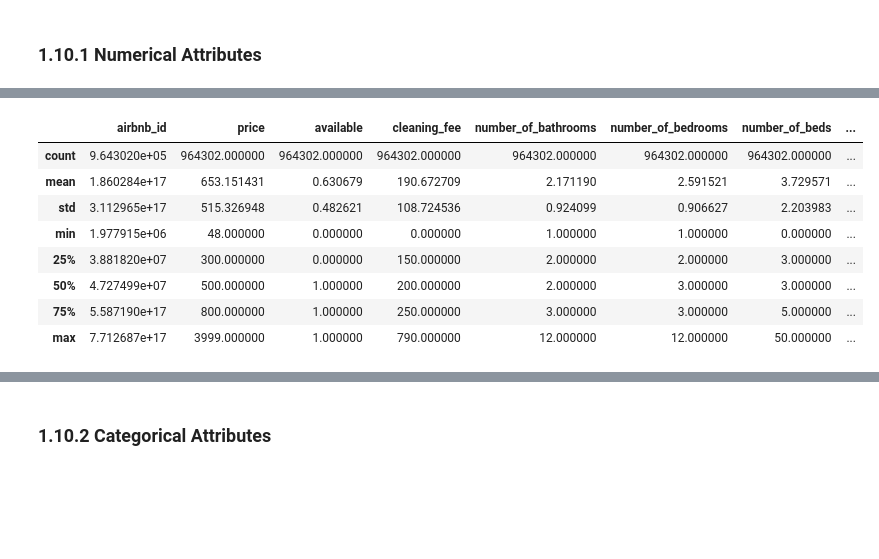
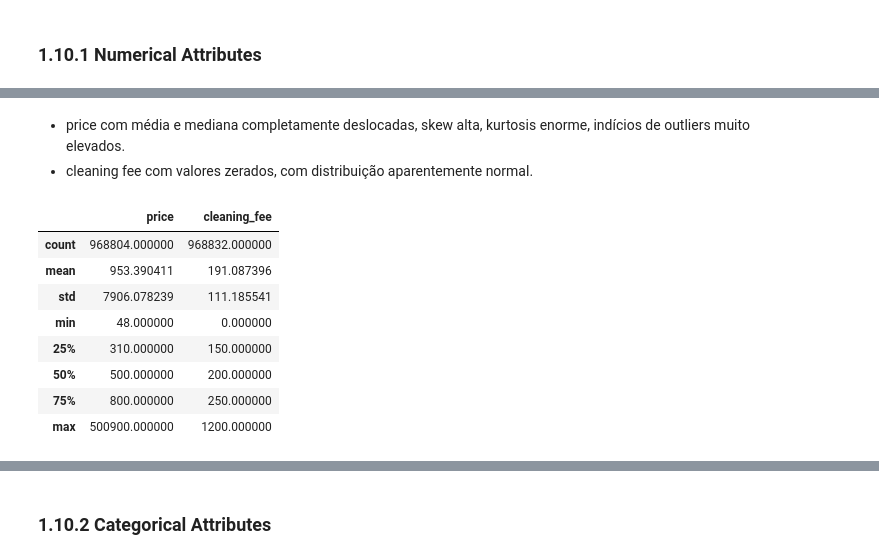
Before and after one commit to Samoelmoura/seazone_code_challenge, a Jupyter notebook: notebooks/notebook.ipynb, the cells around one changed output, grey strips where cells are left out. Drawn from its saved outputs; the diff is of its cells as text; code cells hidden in the pictures; blank space fills up the shorter version.

```diff
--- a/notebooks/notebook.ipynb
+++ b/notebooks/notebook.ipynb
@@ -293,20 +364,0 @@ details.rename(columns={'ad_id':'airbnb_id'}, inplace=True)
-# %%
-details['safety_features'] = details['safety_features'].apply(lambda x: re.sub('[^a-zA-Z0-9\n.çêó]', ' ', x))
-details['safety_features'] = details['safety_features'].str.replace(' ', '')
-details['safety_features'] = details['safety_features'].str.replace('Trancanaportadoquarto','')
-details['safety_features'] = details['safety_features'].str.replace('u00ea', 'ê')
-details['safety_features'] = details['safety_features'].str.replace('u00e7', 'ç')
-details['safety_features'] = details['safety_features'].str.replace('u00f3', 'ó')
-temp = 'Extintordeincêndio Detectordefumaça Alarmedemonóxidodecarbono Kitdeprimeirossocorros'.split()
-details['extintordeincendio'] = details['safety_features'].apply(lambda x: 1 if temp[0] in x else 0)
-details['detectordefumaça'] = details['safety_features'].apply(lambda x: 1 if temp[1] in x else 0)
-details['alarmedemonoxidodecarbono'] = details['safety_features'].apply(lambda x: 1 if temp[2] in x else 0)
-details['kitdeprimeirossocorros'] = details['safety_features'].apply(lambda x: 1 if temp[3] in x else 0)
-details.loc[details['number_of_bathrooms']==0, 'number_of_bathrooms'] = 4
-
-prices = prices[~prices[['airbnb_id', 'date']].duplicated()]
-prices['available'] = prices['available'].apply(lambda x: 1 if x==True else 0)
-prices.loc[prices['price'] >= 4000, 'price'] = np.nan
-map_price = prices.groupby('airbnb_id').agg({'price':'median'})['price']
-temp = prices.loc[prices['price'].isna(), 'airbnb_id'].map(map_price)
-prices.loc[prices['price'].isna(), 'price'] = temp
@@ -313 +388,9 @@ prices.loc[prices['price'].isna(), 'price'] = temp
+# %%
+details['amenities'] = details['amenities'].apply(lambda x: re.sub('[^a-zA-ZÁáíêç]', '', x))
+details['amenities'] = details['amenities'].apply(lambda x: x.replace('Extintordeincêndio', ''))
+details['amenities'] = details['amenities'].apply(lambda x: x.replace('Detectordefumaça', ''))
+details['amenities'] = details['amenities'].apply(lambda x: x.replace('Kitdeprimeirossocorros', ''))
+details['amenities'] = details['amenities'].apply(lambda x: x.replace('Trancanaportadoquarto', ''))
+details['amenities'] = details['amenities'].apply(lambda x: x.replace('Águaquente', ''))
+details['amenities'] = details['amenities'].apply(lambda x: x.replace('Cabides', ''))
 # %% [markdown]
@@ -326,8 +411,8 @@ details['number_of_beds'] = details['number_of_beds'].astype(int)
 # %%
 df = prices[['airbnb_id', 'date', 'price', 'available']]
 
-temp = details[['airbnb_id', 'cleaning_fee', 'number_of_bathrooms', 'number_of_bedrooms', 'number_of_beds', 'number_of_guests', 'extintordeincendio', 'detectordefumaça', 'alarmedemonoxidodecarbono', 'kitdeprimeirossocorros', 'latitude', 'longitude']]
-temp = temp.groupby('airbnb_id').median()
+temp = details[['airbnb_id', 'cleaning_fee', 'number_of_bathrooms', 'number_of_bedrooms', 'number_of_beds', 'number_of_guests', 'safety_features', 'amenities', 'latitude', 'longitude', 'listing_type', 'ad_description', 'ad_name', 'space']]
+temp = temp.groupby('airbnb_id').agg({'cleaning_fee':'median', 'number_of_bathrooms':'median', 'number_of_bedrooms':'median', 'number_of_beds':'median', 'number_of_guests':'median', 'safety_features':'first', 'amenities':'first', 'latitude':'first', 'longitude':'first', 'listing_type':'first', 'ad_description':'first', 'ad_name':'first', 'space':'first'})
 
 df = pd.merge(df, temp, on='airbnb_id', how='left')
 # %% [markdown]
@@ -366,7 +449,7 @@ df.dropna(inplace=True)
 # %% [markdown]
 ## 1.10 Descriptive Statistical
 # %%
-num_attributes = ['price', 'number_of_bathrooms', 'number_of_bedrooms', 'number_of_beds', 'number_of_guests']
+num_attributes = ['price', 'cleaning_fee']
 # %% [markdown]
 ### 1.10.1 Numerical Attributes
 # %%
@@ -396,13 +476,16 @@ temp
+# %% [markdown]
+* price com média e mediana completamente deslocadas, skew alta, kurtosis enorme, indícios de outliers muito elevados.
+* cleaning fee com valores zerados, com distribuição aparentemente normal.
 # %%
-df.describe()
+df[num_attributes].describe()
 # %% [output]
-|  | airbnb_id | price | available | cleaning_fee | number_of_bathrooms | number_of_bedrooms | number_of_beds | ... |
-| count | 9.643020e+05 | 964302.000000 | 964302.000000 | 964302.000000 | 964302.000000 | 964302.000000 | 964302.000000 | ... |
-| mean | 1.860284e+17 | 653.151431 | 0.630679 | 190.672709 | 2.171190 | 2.591521 | 3.729571 | ... |
-| std | 3.112965e+17 | 515.326948 | 0.482621 | 108.724536 | 0.924099 | 0.906627 | 2.203983 | ... |
-| min | 1.977915e+06 | 48.000000 | 0.000000 | 0.000000 | 1.000000 | 1.000000 | 0.000000 | ... |
-| 25% | 3.881820e+07 | 300.000000 | 0.000000 | 150.000000 | 2.000000 | 2.000000 | 3.000000 | ... |
-| 50% | 4.727499e+07 | 500.000000 | 1.000000 | 200.000000 | 2.000000 | 3.000000 | 3.000000 | ... |
-| 75% | 5.587190e+17 | 800.000000 | 1.000000 | 250.000000 | 3.000000 | 3.000000 | 5.000000 | ... |
-| max | 7.712687e+17 | 3999.000000 | 1.000000 | 790.000000 | 12.000000 | 12.000000 | 50.000000 | ... |
+|  | price | cleaning_fee |
+| count | 968804.000000 | 968832.000000 |
+| mean | 953.390411 | 191.087396 |
+| std | 7906.078239 | 111.185541 |
+| min | 48.000000 | 0.000000 |
+| 25% | 310.000000 | 150.000000 |
+| 50% | 500.000000 | 200.000000 |
+| 75% | 800.000000 | 250.000000 |
+| max | 500900.000000 | 1200.000000 |
 # %%
```
Also changed, not shown: parts of 232 cells of this notebook, 3 other files.
